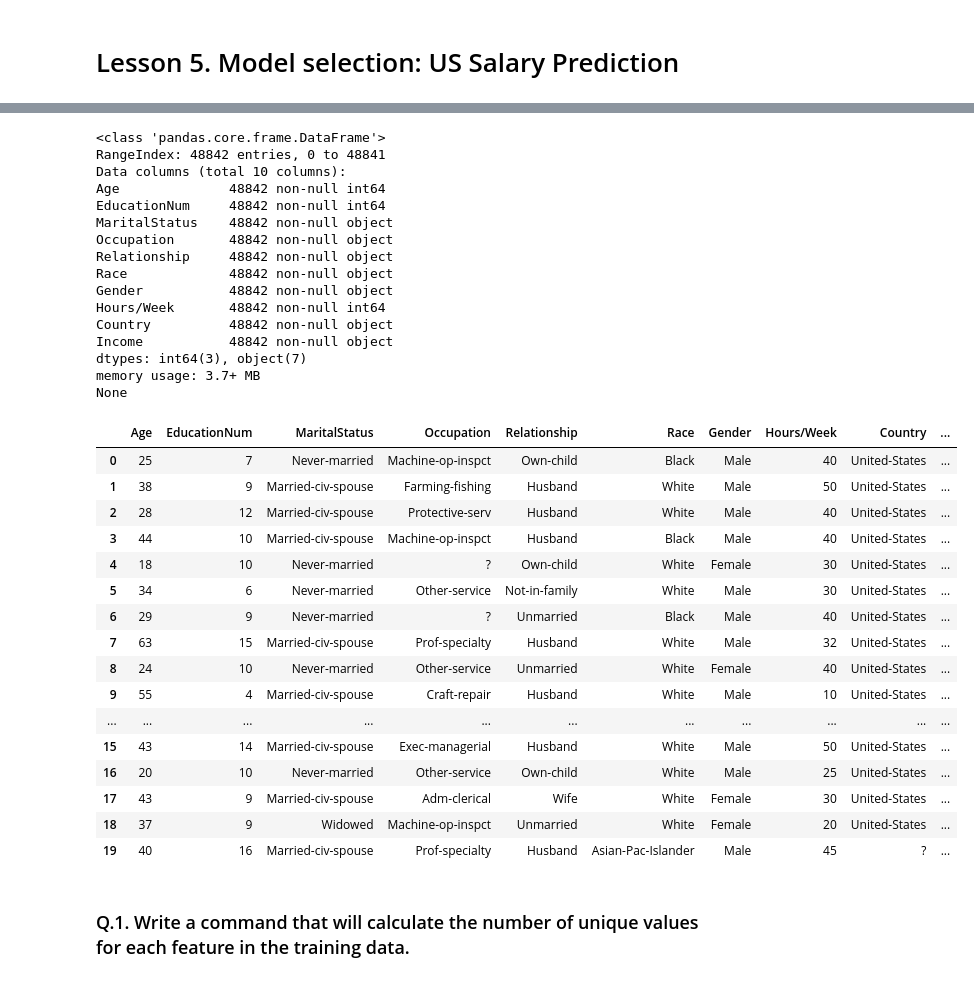
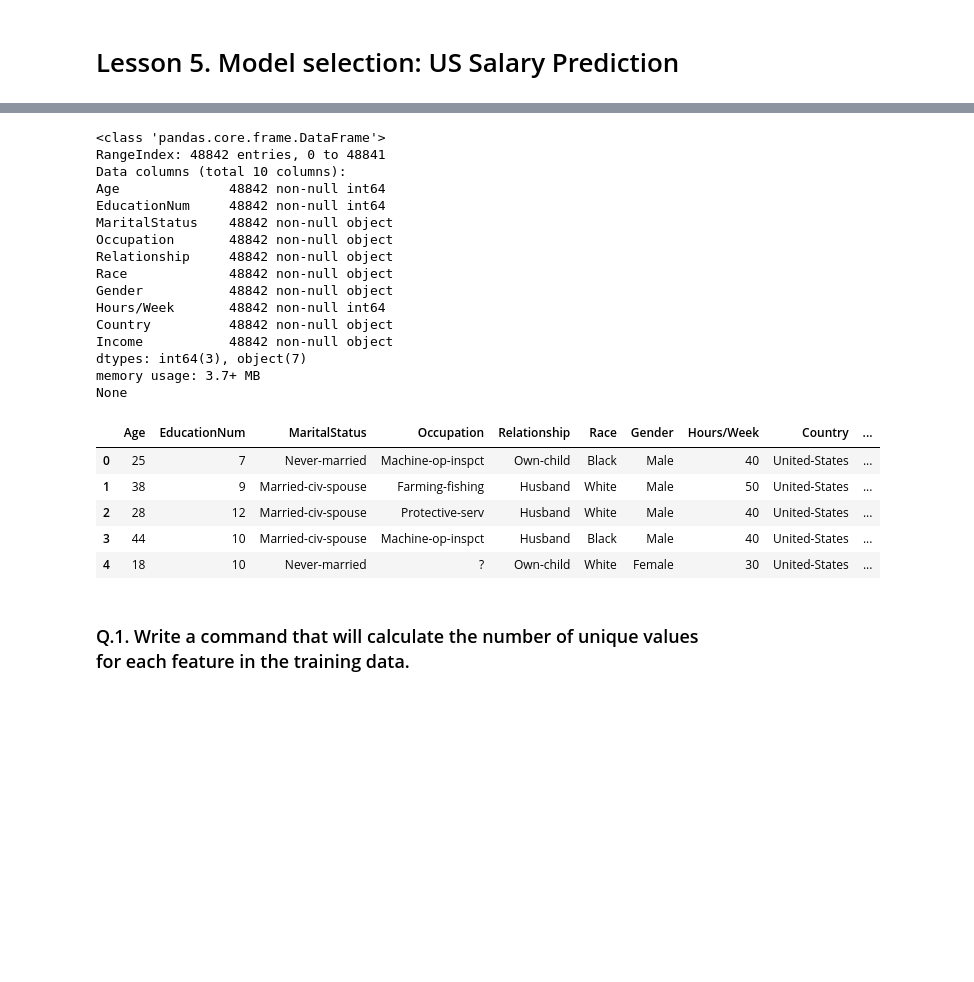
Before and after one commit to Boeing-Bros-UW-ML-Cert/Joeda, a Jupyter notebook: ML210_L5/Rice_ML210_L5.ipynb, the cells around one changed output, grey strips where cells are left out. Saved outputs shown, nothing was run; the diff lists cells and outputs as text; code cells hidden in the pictures; blank space fills up the shorter version.

```diff
--- a/ML210_L5/Rice_ML210_L5.ipynb
+++ b/ML210_L5/Rice_ML210_L5.ipynb
@@ -11,45 +13,34 @@ import pandas as pd
 import numpy as np
 from sklearn import preprocessing, metrics
 from sklearn.model_selection import train_test_split
 
 
 train=pd.read_csv('census-training.csv')
 print(train.info())
-train.head(20)
+train.head()
 # %% [output]
 <class 'pandas.core.frame.DataFrame'>
 RangeIndex: 48842 entries, 0 to 48841
 Data columns (total 10 columns):
 Age              48842 non-null int64
 EducationNum     48842 non-null int64
 MaritalStatus    48842 non-null object
 Occupation       48842 non-null object
 Relationship     48842 non-null object
 Race             48842 non-null object
 Gender           48842 non-null object
 Hours/Week       48842 non-null int64
 Country          48842 non-null object
 Income           48842 non-null object
 dtypes: int64(3), object(7)
 memory usage: 3.7+ MB
 None
 |  | Age | EducationNum | MaritalStatus | Occupation | Relationship | Race | Gender | Hours/Week | Country | ... |
 | 0 | 25 | 7 | Never-married | Machine-op-inspct | Own-child | Black | Male | 40 | United-States | ... |
 | 1 | 38 | 9 | Married-civ-spouse | Farming-fishing | Husband | White | Male | 50 | United-States | ... |
 | 2 | 28 | 12 | Married-civ-spouse | Protective-serv | Husband | White | Male | 40 | United-States | ... |
 | 3 | 44 | 10 | Married-civ-spouse | Machine-op-inspct | Husband | Black | Male | 40 | United-States | ... |
 | 4 | 18 | 10 | Never-married | ? | Own-child | White | Female | 30 | United-States | ... |
-| 5 | 34 | 6 | Never-married | Other-service | Not-in-family | White | Male | 30 | United-States | ... |
-| 6 | 29 | 9 | Never-married | ? | Unmarried | Black | Male | 40 | United-States | ... |
-| 7 | 63 | 15 | Married-civ-spouse | Prof-specialty | Husband | White | Male | 32 | United-States | ... |
-| 8 | 24 | 10 | Never-married | Other-service | Unmarried | White | Female | 40 | United-States | ... |
-| 9 | 55 | 4 | Married-civ-spouse | Craft-repair | Husband | White | Male | 10 | United-States | ... |
-| ... | ... | ... | ... | ... | ... | ... | ... | ... | ... | ... |
-| 15 | 43 | 14 | Married-civ-spouse | Exec-managerial | Husband | White | Male | 50 | United-States | ... |
-| 16 | 20 | 10 | Never-married | Other-service | Own-child | White | Male | 25 | United-States | ... |
-| 17 | 43 | 9 | Married-civ-spouse | Adm-clerical | Wife | White | Female | 30 | United-States | ... |
-| 18 | 37 | 9 | Widowed | Machine-op-inspct | Unmarried | White | Female | 20 | United-States | ... |
-| 19 | 40 | 16 | Married-civ-spouse | Prof-specialty | Husband | Asian-Pac-Islander | Male | 45 | ? | ... |
 # %% [markdown]
 <h3>Q.1. Write a command that will calculate the number of unique values for each feature in the training data.</h3>
 # %%
```
Also changed, not shown: parts of 26 cells of this notebook, 5 other files.
